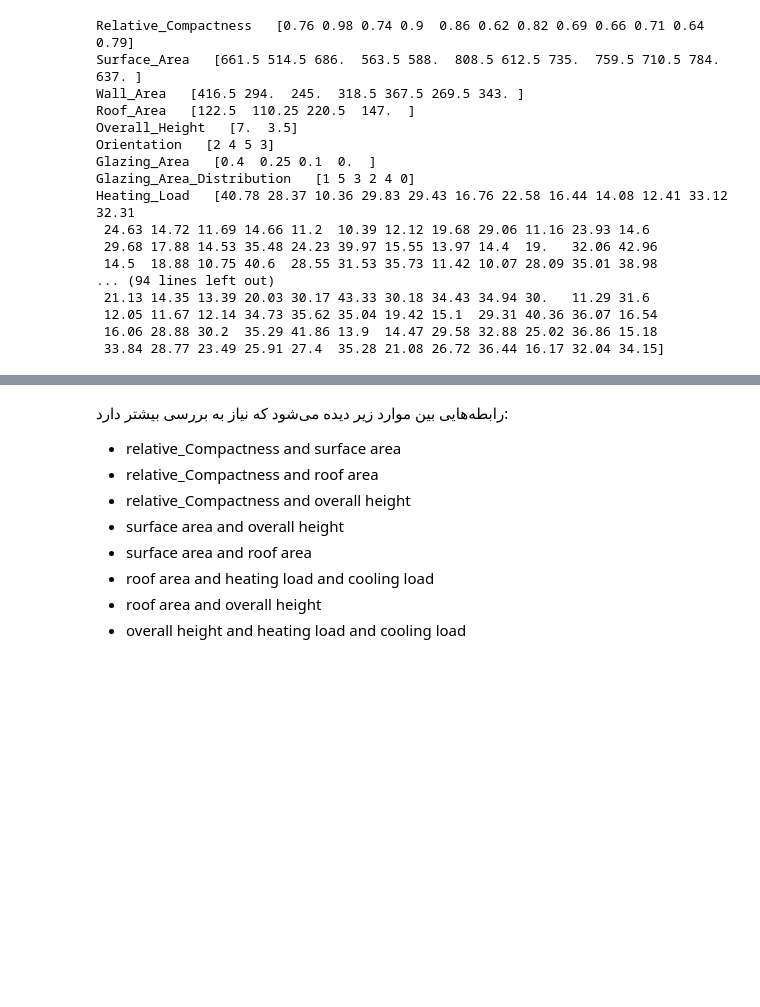
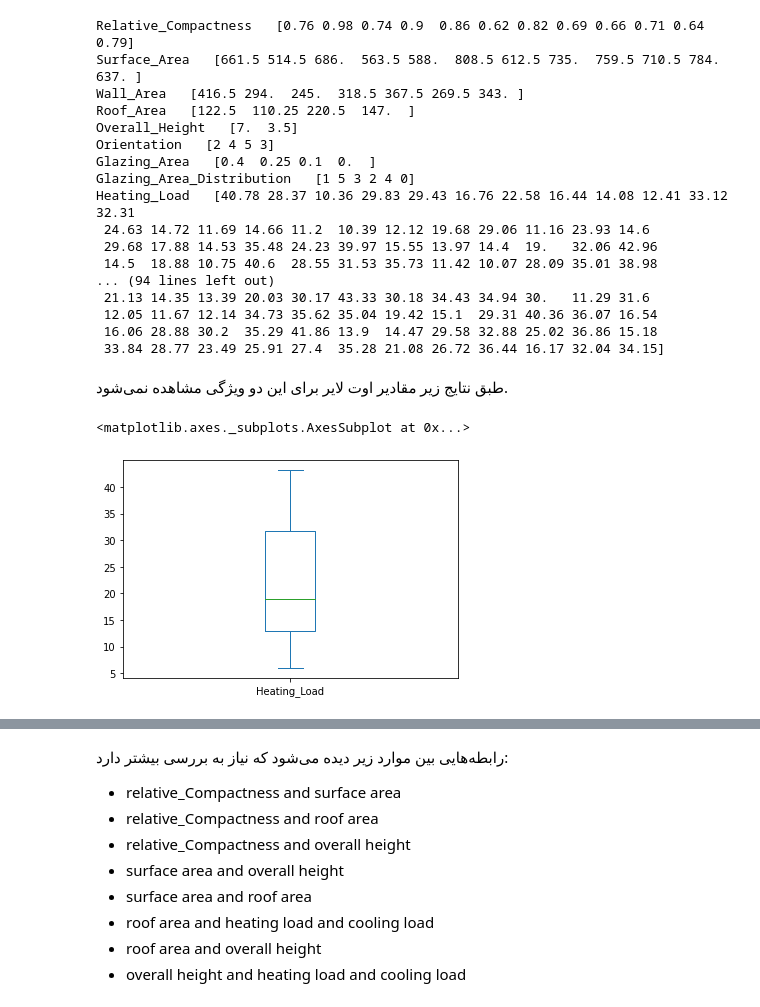
Before and after one commit to zolfaShefreie/Heating-Cooling-Load-Prediction, a Jupyter notebook: EnergyEfficiency_prediction.ipynb, the cells around one changed output, grey strips where cells are left out. Drawn from its saved outputs; the diff is of its cells as text; code cells hidden in the pictures; blank space fills up the shorter version.

```diff
--- a/EnergyEfficiency_prediction.ipynb
+++ b/EnergyEfficiency_prediction.ipynb
@@ -110,3 +129,10 @@ Heating_Load   [40.78 28.37 10.36 29.83 29.43 16.76 22.58 16.44 14.08 12.41 33.1
  12.05 11.67 12.14 34.73 35.62 35.04 19.42 15.1  29.31 40.36 36.07 16.54
  16.06 28.88 30.2  35.29 41.86 13.9  14.47 29.58 32.88 25.02 36.86 15.18
  33.84 28.77 23.49 25.91 27.4  35.28 21.08 26.72 36.44 16.17 32.04 34.15]
+# %% [markdown]
+طبق نتایج زیر مقادیر اوت لایر برای این دو ویژگی مشاهده نمی‌شود.
+# %%
+total_df[['Heating_Load']].plot.box()
+# %% [output]
+<matplotlib.axes._subplots.AxesSubplot at 0x...>
+[figure, added]
```
Also changed, not shown: parts of 46 cells of this notebook.
